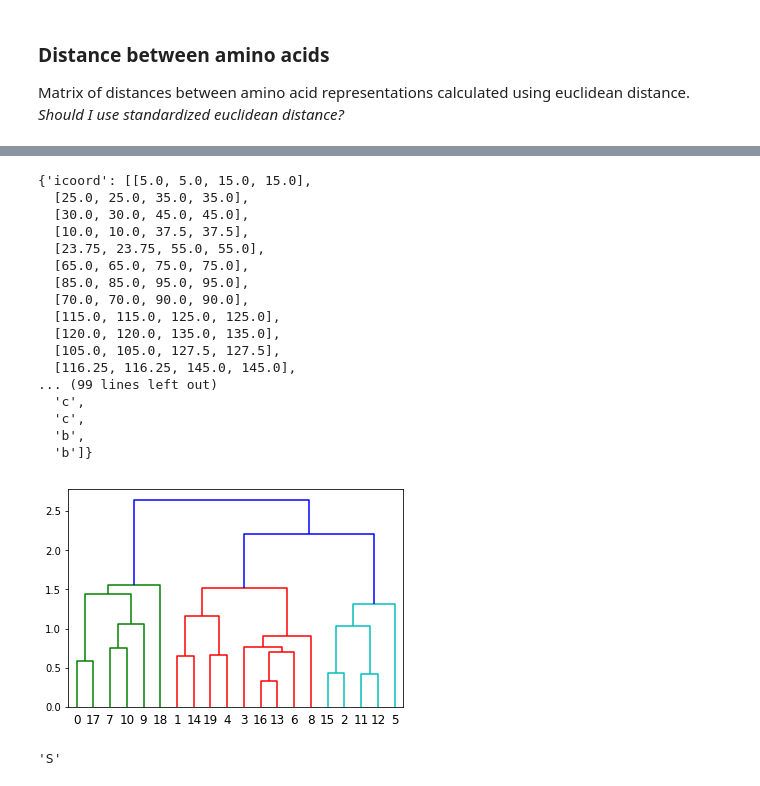
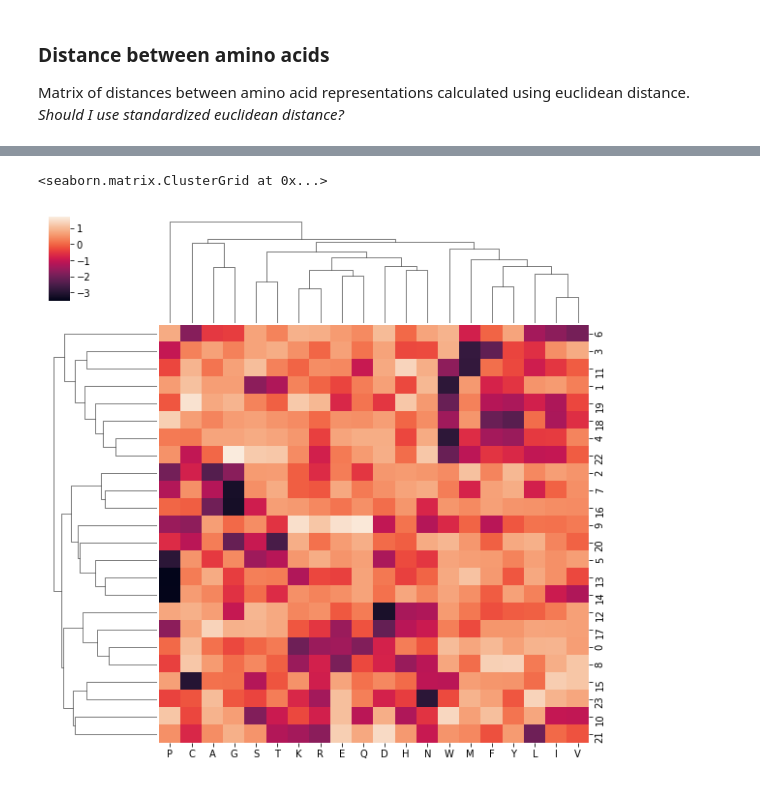
Before and after one commit to zgcarvalho/Seq2Sec, a Jupyter notebook: amino_acids_representation.ipynb, the cells around one changed output, grey strips where cells are left out. Saved outputs shown, nothing was run; the diff lists cells and outputs as text; code cells hidden in the pictures.

Commit message:
clustering of representations

```diff
--- a/amino_acids_representation.ipynb
+++ b/amino_acids_representation.ipynb
@@ -56,25 +38,8 @@ array([[16.        , 13.        ,  0.33282681,  2.        ],
-# %%
-dendrogram(Z)
-# %% [output]
-{'icoord': [[5.0, 5.0, 15.0, 15.0],
-  [25.0, 25.0, 35.0, 35.0],
-  [30.0, 30.0, 45.0, 45.0],
-  [10.0, 10.0, 37.5, 37.5],
-  [23.75, 23.75, 55.0, 55.0],
-  [65.0, 65.0, 75.0, 75.0],
-  [85.0, 85.0, 95.0, 95.0],
-  [70.0, 70.0, 90.0, 90.0],
-  [115.0, 115.0, 125.0, 125.0],
-  [120.0, 120.0, 135.0, 135.0],
-  [105.0, 105.0, 127.5, 127.5],
-  [116.25, 116.25, 145.0, 145.0],
-... (99 lines left out)
-  'c',
-  'c',
-  'b',
-  'b']}
-[figure, removed]
-# %%
-aa[15]
-# %% [output]
-'S'
+# %%
+import pandas as pd
+df = pd.DataFrame(np.array(weights), columns=aa)
+# %%
+sns.clustermap(df, z_score=0, method='average')
+# %% [output]
+<seaborn.matrix.ClusterGrid at 0x...>
+[figure, added]
```
Also changed, not shown: parts of 5 cells of this notebook.
